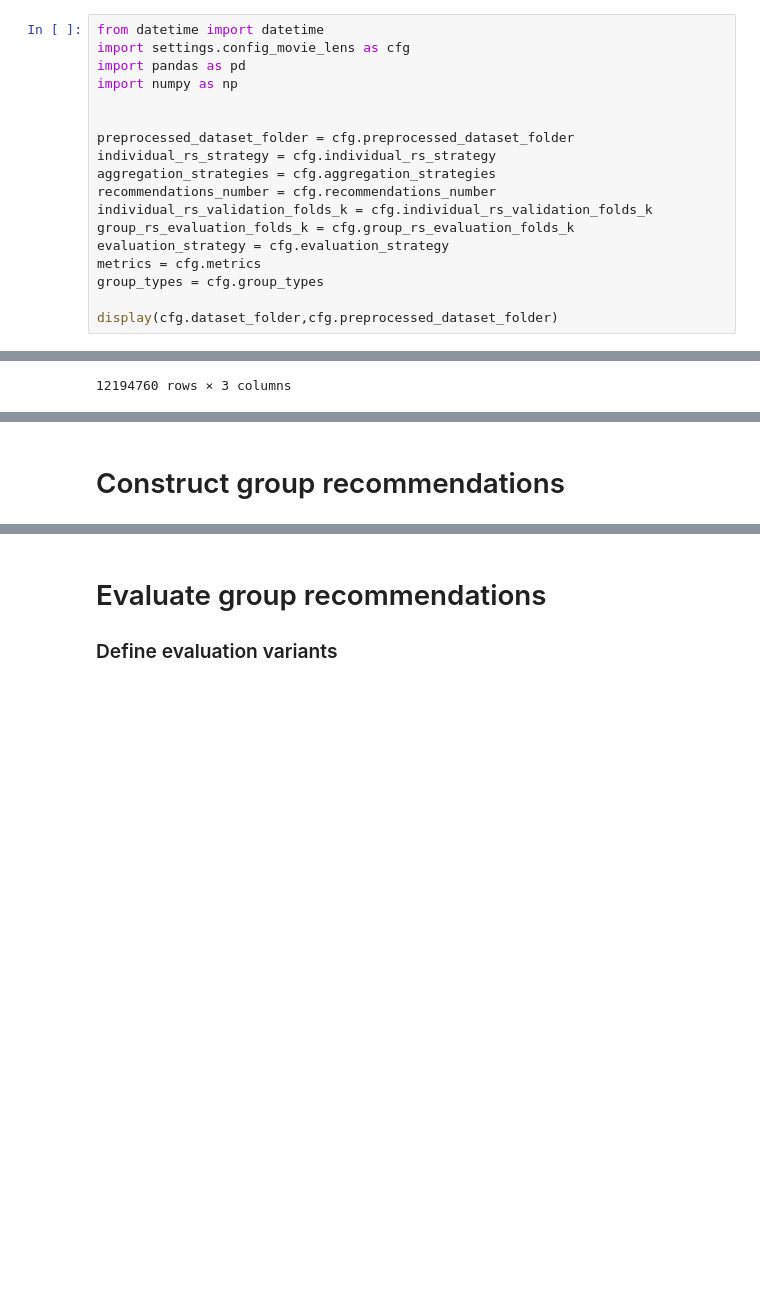
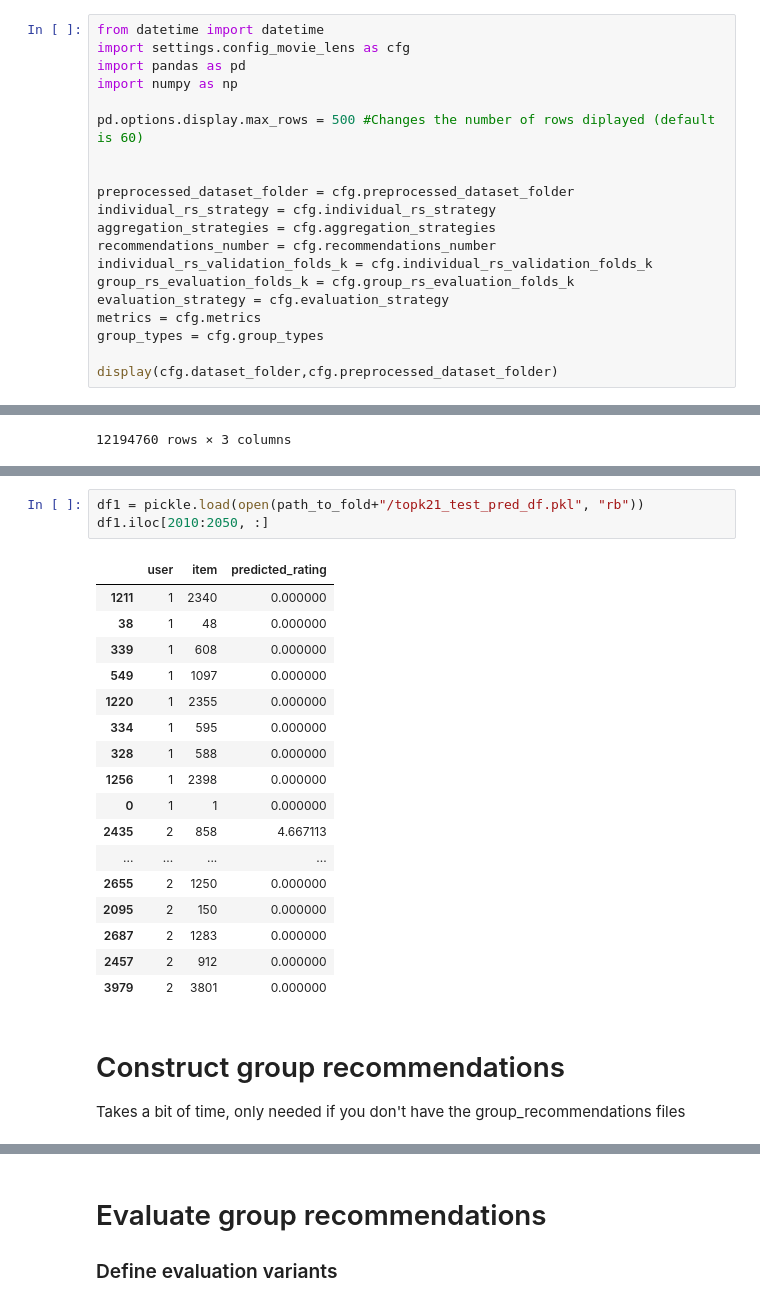
Before and after one commit to barnap/group-recommenders-offline-evaluation, a Jupyter notebook: grs_evaluation_final_ml1m.ipynb, the cells around one changed output, grey strips where cells are left out. Cells and saved outputs as stored; diff of their text form; blank space fills up the shorter version.

Commit message:
upd: fill with 0 when topk is used

```diff
--- a/grs_evaluation_final_ml1m.ipynb
+++ b/grs_evaluation_final_ml1m.ipynb
@@ -3,6 +3,8 @@ from datetime import datetime
 import settings.config_movie_lens as cfg
 import pandas as pd
 import numpy as np
+
+pd.options.display.max_rows = 500 #Changes the number of rows diplayed (default is 60)
 
 
 preprocessed_dataset_folder = cfg.preprocessed_dataset_folder
@@ -164,5 +155,27 @@ if cfg.top_k > 0:
-# %% [markdown]
-# Construct group recommendations
+# %%
+df1 = pickle.load(open(path_to_fold+"/topk21_test_pred_df.pkl", "rb"))
+df1.iloc[2010:2050, :]
+# %% [output]
+|  | user | item | predicted_rating |
+| 1211 | 1 | 2340 | 0.000000 |
+| 38 | 1 | 48 | 0.000000 |
+| 339 | 1 | 608 | 0.000000 |
+| 549 | 1 | 1097 | 0.000000 |
+| 1220 | 1 | 2355 | 0.000000 |
+| 334 | 1 | 595 | 0.000000 |
+| 328 | 1 | 588 | 0.000000 |
+| 1256 | 1 | 2398 | 0.000000 |
+| 0 | 1 | 1 | 0.000000 |
+| 2435 | 2 | 858 | 4.667113 |
+| ... | ... | ... | ... |
+| 2655 | 2 | 1250 | 0.000000 |
+| 2095 | 2 | 150 | 0.000000 |
+| 2687 | 2 | 1283 | 0.000000 |
+| 2457 | 2 | 912 | 0.000000 |
+| 3979 | 2 | 3801 | 0.000000 |
+# %% [markdown]
+# Construct group recommendations
+Takes a bit of time, only needed if you don't have the group_recommendations files
 # %%
 from utils.utility_functions import generate_group_recommendations_forall_groups
 
```
Also changed, not shown: parts of 7 cells of this notebook.
